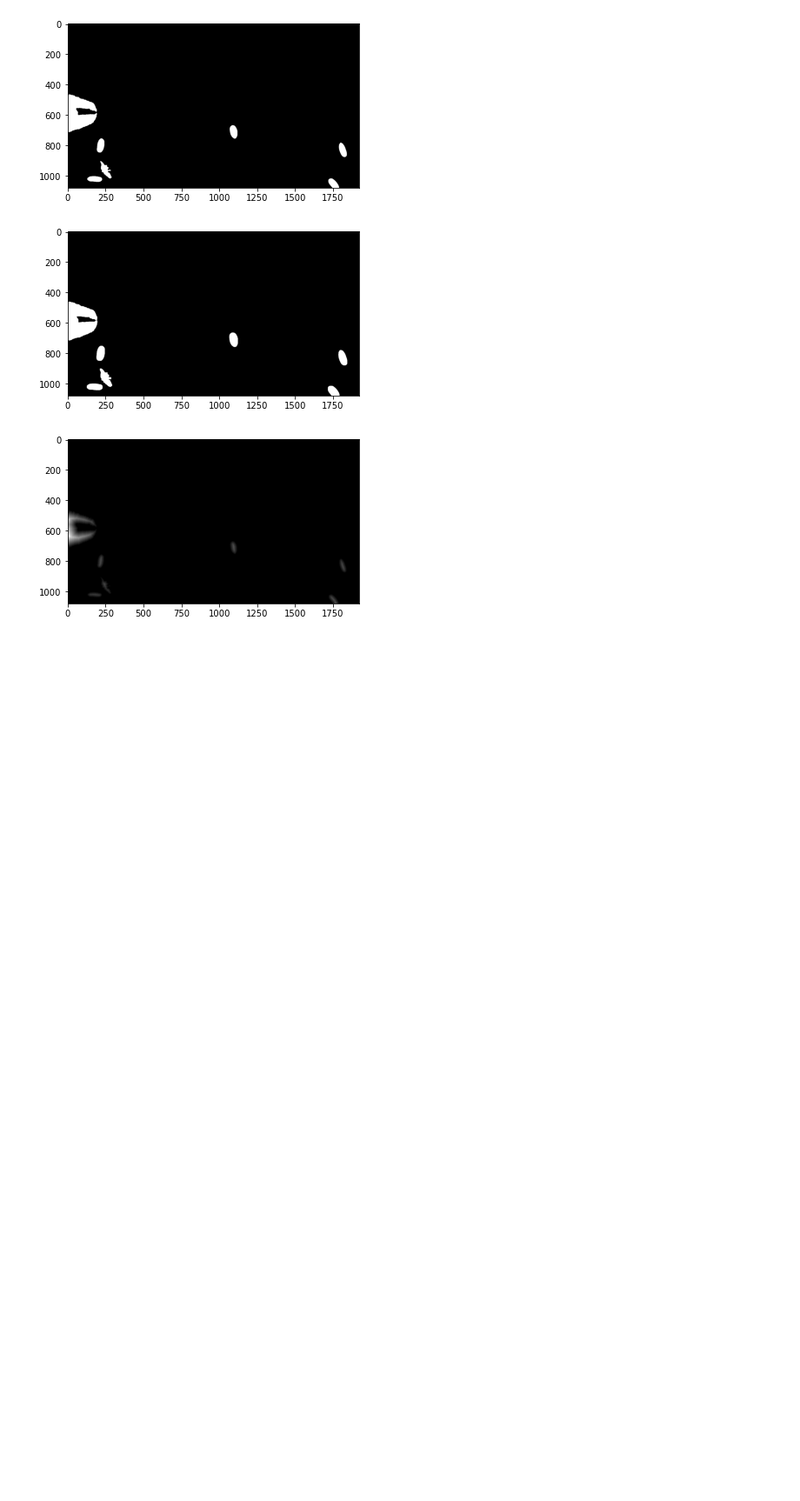
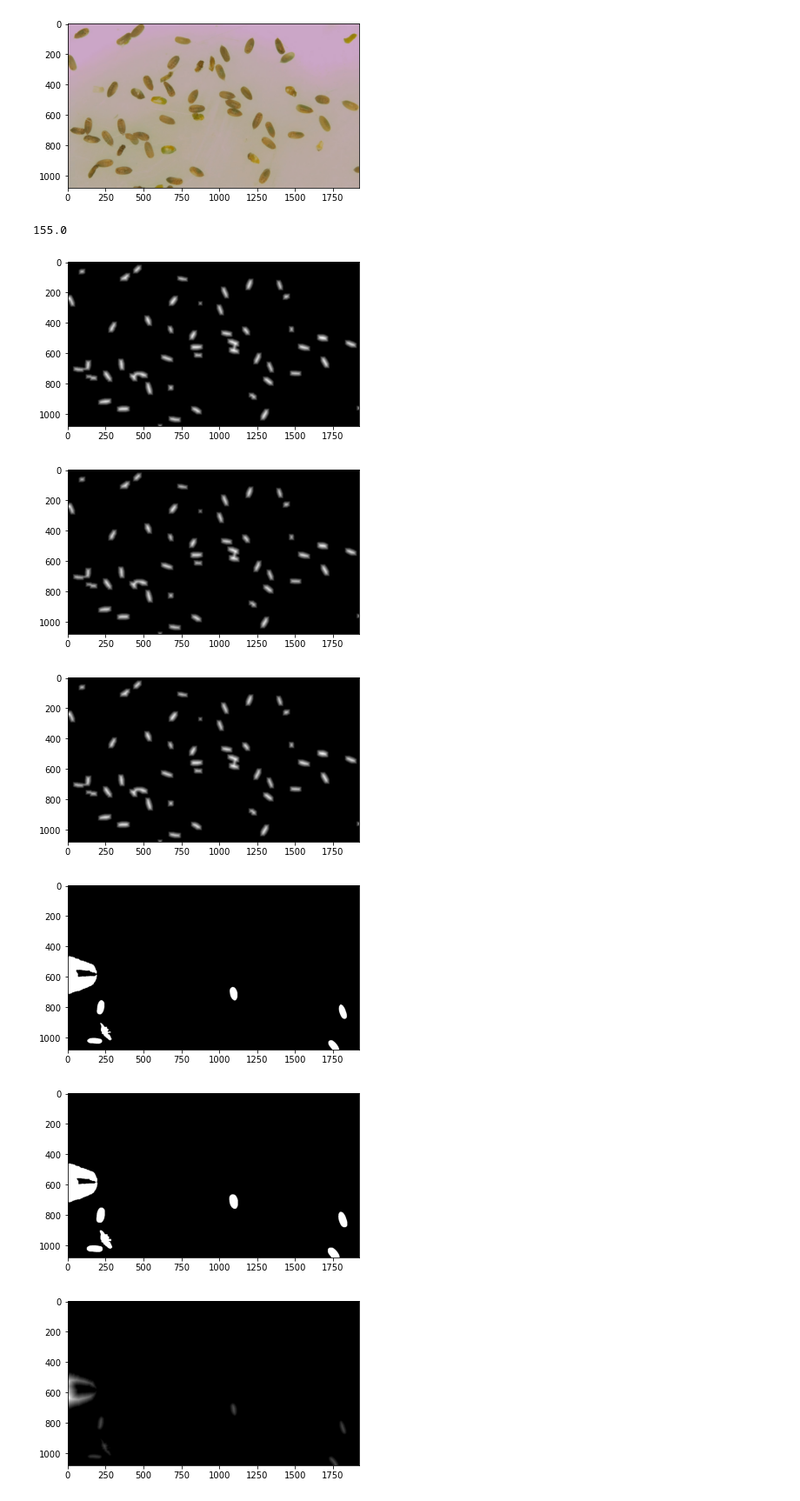
Before and after one commit to chuangjim/transplant_system, a Jupyter notebook: image_processing/image_processing.ipynb, the cells around one changed output. Shown at 87% size. Cells and saved outputs as stored; diff of their text form; code cells hidden in the pictures; blank space fills up the shorter version.

Commit message:
change image

```diff
--- a/image_processing/image_processing.ipynb
+++ b/image_processing/image_processing.ipynb
@@ -62,6 +10,58 @@ def show_rgb(img):
 def show(img):
     plt.imshow(img,cmap='gray')
     plt.show()
+# %%
+# cam = cv2.VideoCapture(1, cv2.CAP_DSHOW)
+# cam.set(3,1920)
+# cam.set(4,1080)
+# ret, img = cam.read()
+img = cv2.imread("./img/2.jpg")
+show_rgb(img)
+# img = cv2.cvtColor(img, cv2.COLOR_BGR2HSV)
+img_b, img_g, img_r= cv2.split(img)
+cv2.imwrite('./img/img_b.jpg', img_b)
+cv2.imwrite('./img/img_g.jpg', img_g)
+cv2.imwrite('./img/img_r.jpg', img_r)
+# reverse
+img_rev = 255 - img_b
+cv2.imwrite('./img/img_rev.jpg', img_rev)
+# gaussian blur
+img_blur = cv2.GaussianBlur(img_rev,(5,5),0)
+cv2.imwrite('./img/img_blur.jpg', img_blur)
+# ret,img_th = cv2.threshold(img_blur,155,255,cv2.THRESH_BINARY)
+ret, img_th = cv2.threshold(img_blur,155,255,cv2.THRESH_BINARY)
+print(ret)
+# show(img_th)
+cv2.imwrite('./img/img_th.jpg', img_th)
+
+# noise removal
+kernel = np.ones((17,17),np.uint8)
+opening = cv2.morphologyEx(img_th,cv2.MORPH_OPEN,kernel, iterations = 2)
+# sure background area
+kernel = np.ones((3,3),np.uint8)
+sure_bg = cv2.dilate(opening,kernel,iterations=3)
+# Finding sure foreground area
+dist_transform = cv2.distanceTransform(opening,cv2.DIST_L2,0)
+show(dist_transform)
+dist_transform = cv2.distanceTransform(opening,cv2.DIST_L2,3)
+show(dist_transform)
+dist_transform = cv2.distanceTransform(opening,cv2.DIST_L2,5)
+show(dist_transform)
+ret, sure_fg = cv2.threshold(dist_transform,0.1*dist_transform.max(),255,0)
+# Finding unknown region
+sure_fg = np.uint8(sure_fg)
+unknown = cv2.subtract(sure_bg,sure_fg)
+# show(opening)
+# show(sure_bg)
+# show(dist_transform)
+# show(sure_fg)
+# show(unknown)
+# %% [output]
+[figure, new version]
+155.0
+[figure, new version]
+[figure, new version]
+[figure, added]
 # %%
 # noise removal
 kernel = np.ones((3,3),np.uint8)
```
Also changed, not shown: parts of 2 cells of this notebook, 4 other files.
